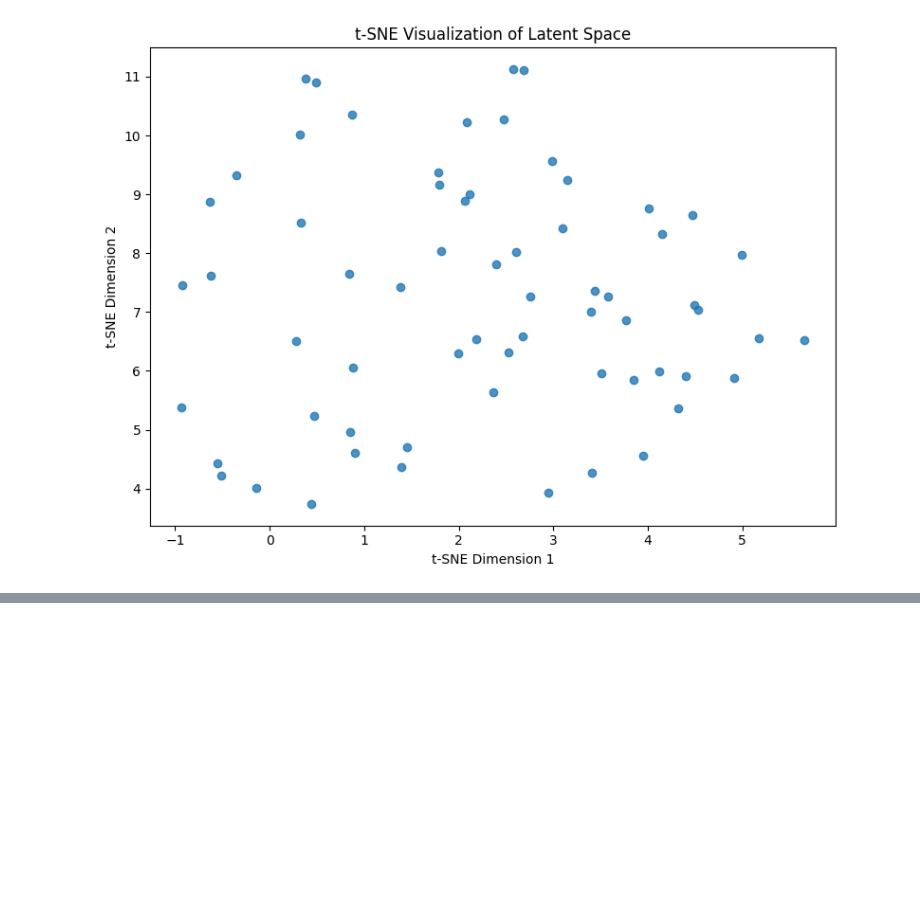
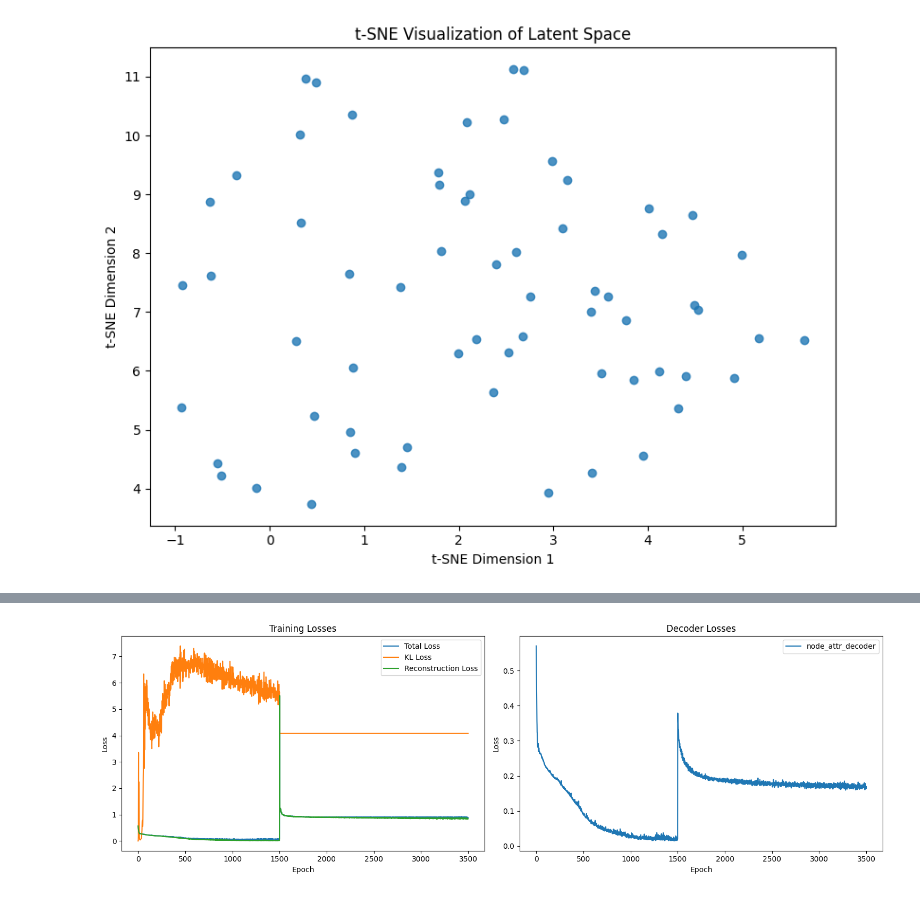
Before and after one commit to Aldric-L/Aligning-the-Unseen-in-Attributed-Graphs, a Jupyter notebook: importSMS.ipynb, the cells around one changed output, grey strips where cells are left out. Drawn from its saved outputs; the diff is of its cells as text; code cells hidden in the pictures; blank space fills up the shorter version.

```diff
--- a/importSMS.ipynb
+++ b/importSMS.ipynb
@@ -264,0 +314,13 @@ Adjacency decoder not found
+# %%
+merged_history = {}
+for key in history_phase1.keys():
+  if isinstance(history_phase1[key], list):
+    merged_history[key] = history_phase1[key] + history_phase2[key]
+  else:
+     merged_history[key] = dict()
+     for key2 in history_phase1[key].keys():
+        merged_history[key][key2] = history_phase1[key][key2] + history_phase2[key][key2]
+
+visualize_training(merged_history)
+# %% [output]
+[figure, added]
```
Also changed, not shown: parts of 3 cells of this notebook, 2 other files.
